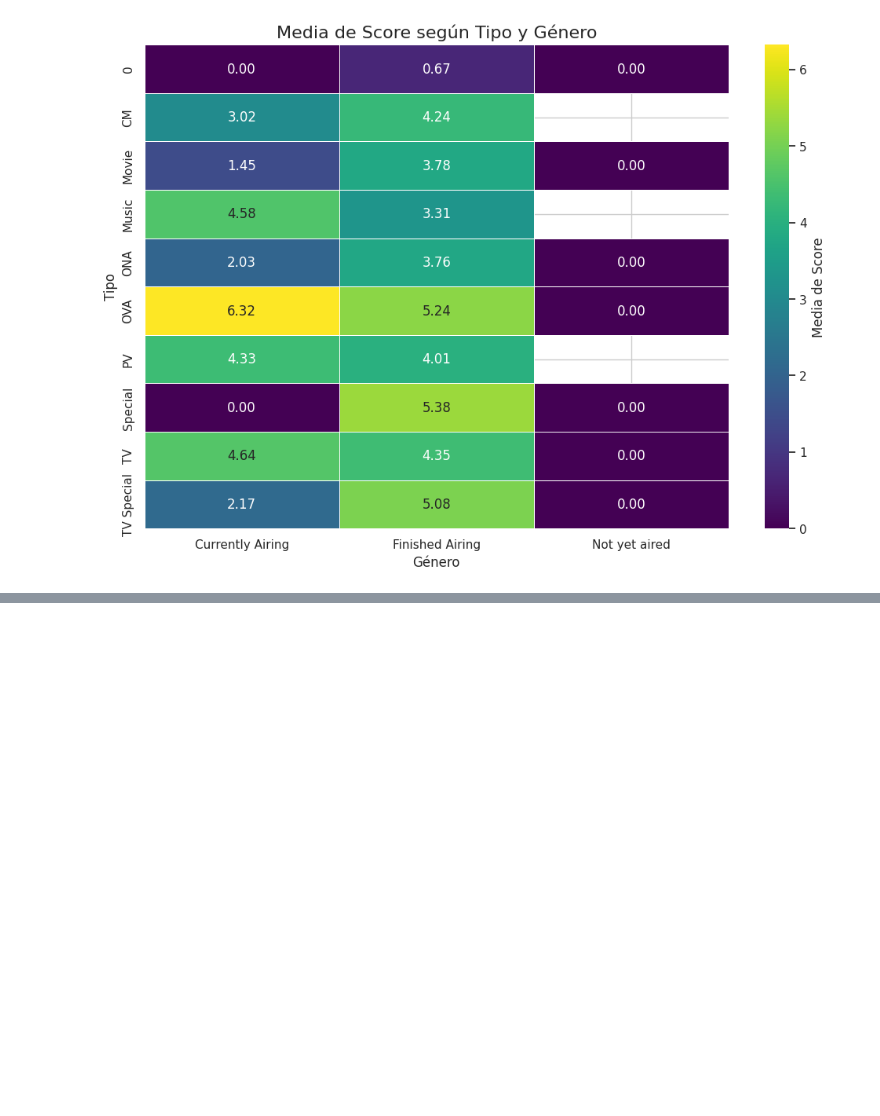
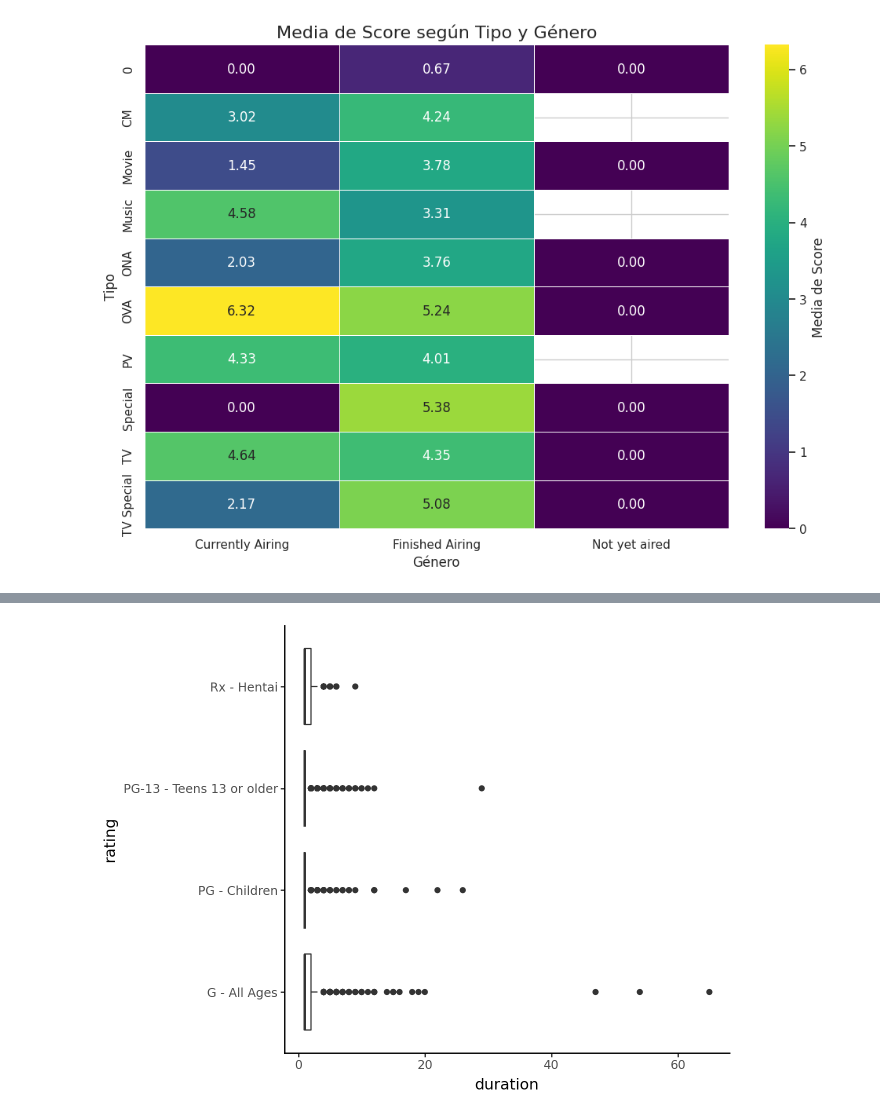
Before and after one commit to glandricina10/notebooks2, a Jupyter notebook: 055_reto_black_friday.ipynb, the cells around one changed output, grey strips where cells are left out. Saved outputs shown, nothing was run; the diff lists cells and outputs as text; code cells hidden in the pictures; blank space fills up the shorter version.

```diff
--- a/055_reto_black_friday.ipynb
+++ b/055_reto_black_friday.ipynb
@@ -368,0 +376,22 @@ import skmisc
+# %%
+# Explode en géneros
+anime_exploded = filtered_anime.assign(genres=filtered_anime['rating'].str.split(', ')).explode('rating')
+
+# Obtener los 4 géneros más frecuentes
+top_genres = anime_exploded['rating'].value_counts().nlargest(4).index.tolist()
+
+# Filtrar en base a esos géneros
+pattern = '|'.join(top_genres)
+anime_filtered = filtered_anime[filtered_anime['rating'].str.contains(pattern, case=False, na=False)]
+
+(
+    ggplot(anime_filtered)
+    + aes( x = 'rating',
+         y = "duration")
+    + geom_boxplot()
+    + coord_flip()
+    + theme_classic()
+
+)
+# %% [output]
+[figure, added]
```
Also changed, not shown: parts of 16 cells of this notebook.
